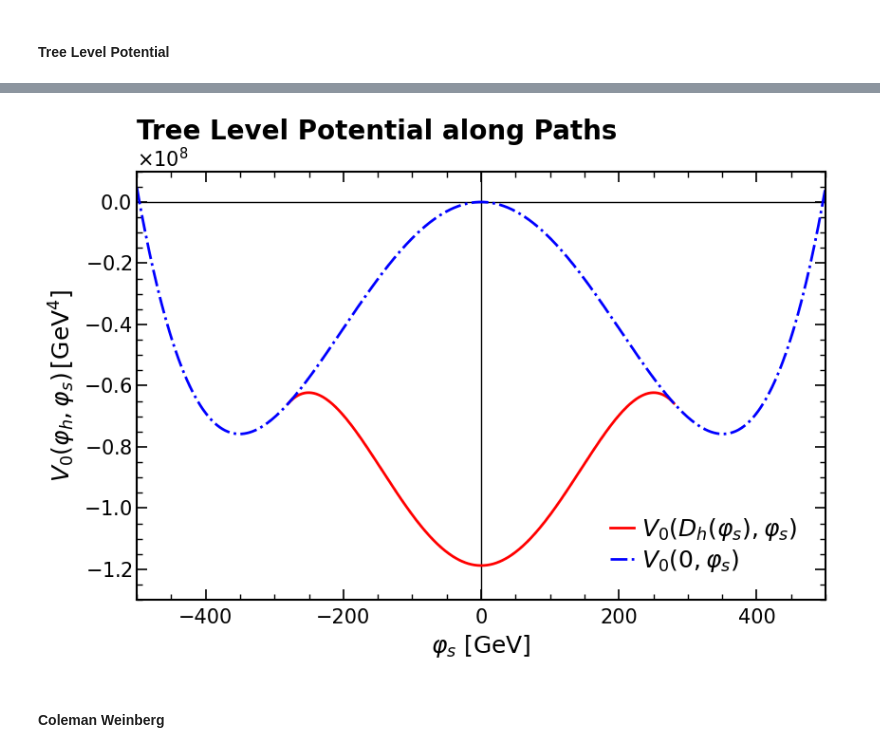
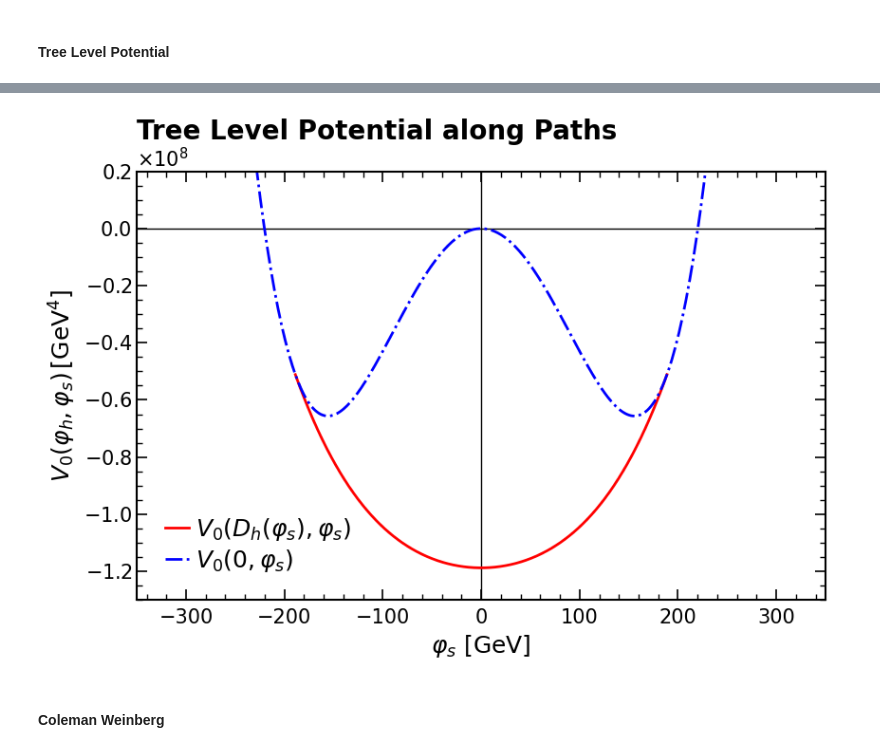
Before and after one commit to Diego-gt-phys/TFM-Repository, a Jupyter notebook: xSM_Tadpole_Analysis.ipynb, the cells around one changed output, grey strips where cells are left out. Cells and saved outputs as stored; diff of their text form; code cells hidden in the pictures.

```diff
--- a/xSM_Tadpole_Analysis.ipynb
+++ b/xSM_Tadpole_Analysis.ipynb
@@ -353,11 +362,11 @@ plt.show()
 ### $\mathbb{Z}_2$ Symmetic Case
 # %%
 m1  = 125.20
-m2  = 60.0
+m2  = 50.0
 th  = 0
 v0  = 246.22
-lHS = 0.2
-lS  = 0.02
+lHS = 0.439397
+lS  = 0.445874
 mu3 = 0
 
 params = physical_to_lagrangian(
@@ -380,7 +389,7 @@ muS2 = params["muS2"]
 mu13 = params["mu13"]
 
 for i in params.keys():
-    print(f"{i} -> {params[i]:.4f}")
+    print(f"{i} -> {params[i]}")
 
 model = xSM(**{k: params[k] for k in ['lH','lHS','muHS','lS','mu3', 'muS2']})
 v = model.v_os
@@ -472,7 +481,7 @@ The EW vaccum is stable
 # %%
 # Set the values of h & s
 hmin, hmax = (-10, 300)
-smin, smax = (-500, 500)
+smin, smax = (-200, 200)
 
 # Create the Paths
 s_path  = np.linspace(smin, smax, 1000)
@@ -491,7 +500,7 @@ s_vals = np.linspace(smin, smax, 200)
 H, S   = np.meshgrid(h_vals, s_vals)
 X_grid = np.column_stack([H.ravel(), S.ravel()])
 V_grid = model.V0(X_grid).reshape(H.shape)
-V_plot = np.clip(V_grid, np.percentile(V_grid, 0), np.percentile(V_grid, 90))
+V_plot = np.clip(V_grid, np.percentile(V_grid, 0), np.percentile(V_grid, 100))
 V_shifted = V_plot - model.V0(np.array([[0.0, 0.0]]))
 
 # Normalize the cmap
@@ -503,8 +512,8 @@ fig, ax = plt.subplots(figsize=(8.5, 6))
 
 cp = ax.contourf(H, S, V_shifted, levels=50, cmap='RdBu_r', norm=norm)
 ax.contour(H, S, V_shifted, levels=50, colors='k', linewidths=0.5, alpha=1)
-ax.plot(root_hp[0], validX[0], 'w*', markersize=15, zorder=5, markeredgecolor='k', markeredgewidth=0.5,
-        label=rf'$({root_hp[0]:.0f},\,{validX[0]:.0f})$ GeV')
+ax.plot(root_hp[-1], validX[-1], 'w*', markersize=15, zorder=5, markeredgecolor='k', markeredgewidth=0.5,
+        label=rf'$({root_hp[-1]:.0f},\,{validX[-1]:.0f})$ GeV')
 ax.plot(0, minima_roots[0], 'b*', markersize=15, zorder=5, markeredgecolor='k', markeredgewidth=0.5,
         label=rf'$({0},\,{minima_roots[0]:.0f})$ GeV')
 ax.plot(0, minima_roots[1], 'r*', markersize=15, zorder=5, markeredgecolor='k', markeredgewidth=0.5,
@@ -539,7 +548,7 @@ for spine in cbar.ax.spines.values():
 cbar.ax.tick_params(axis='both', which='major', direction='in',
                length=8, width=1.2, labelsize=15)
 
-ax.legend(fontsize=18, frameon=True, fancybox=False, loc = "lower right", bbox_to_anchor=(0.99, 0.01),ncol = 1, edgecolor="black", framealpha=0.9, labelspacing=0.2, handletextpad=0.3, handlelength=1, columnspacing=1)
+ax.legend(fontsize=18, frameon=True, fancybox=False, loc = "center left", bbox_to_anchor=(0.05, 0.5),ncol = 1, edgecolor="black", framealpha=0.9, labelspacing=0.2, handletextpad=0.3, handlelength=1, columnspacing=1)
 
 plt.title(r"Tree Level at T=0", loc='left', fontsize=20, fontweight='bold')
 plt.tight_layout()
@@ -552,7 +561,7 @@ plt.show()
 sp = (-muHS+(2*lHS*muH2+muHS**2)**0.5)/(lHS)
 sm = (-muHS-(2*lHS*muH2+muHS**2)**0.5)/(lHS)
 SPath = np.linspace(sm,sp,500)
-SPath0 = np.linspace(smin,smax,500)
+SPath0 = np.linspace(smin-100,smax+100,500)
 
 Vs0 = mu13*SPath0-0.5*muS2*SPath0**2-mu3/3*SPath0**3+lS/4*SPath0**4
 
@@ -566,37 +575,37 @@ Vs = (-(muH2**2)/(4*lH)
 fig, ax = plt.subplots(figsize=(8.5, 6))
 ax.axhline(0, color='k', lw=1, ls='-')
 ax.axvline(0, color='k', lw=1, ls='-')
 
 ax.plot(SPath, Vs, label=r'$V_{0}\left(D_h(\varphi_s),\varphi_s\right)$', color='r', lw=2, ls='-')
 ax.plot(SPath0, Vs0, label=r'$V_{0}\left(0,\varphi_s\right)$', color='b', lw=2, ls='-.')
 
-ax.set_xlim(-500, 500)
-ax.set_ylim(-1.3e8, 0.1e8)
+ax.set_xlim(-350, 350)
+ax.set_ylim(-1.3e8, 0.2e8)
 
 ax.set_xlabel(r'$\varphi_s$ $\left[\mathrm{GeV}\right]$', fontsize=18)
 ax.set_ylabel(r'$V_{0}(\varphi_h,\varphi_s) \, [\mathrm{GeV^4}]$', fontsize=18)
 ax.yaxis.set_major_formatter(ScalarFormatter(useMathText=True))
 ax.ticklabel_format(style='sci', axis='y', scilimits=(-2, 2))
 ax.yaxis.get_offset_text().set_fontsize(15)
 ax.spines['top'].set_linewidth(1.5)
 ax.spines['right'].set_linewidth(1.5)
 ax.spines['bottom'].set_linewidth(1.5)
 ax.spines['left'].set_linewidth(1.5)
 
 ax.tick_params(axis='both', which='major', direction='in', length=8, width=1.2, labelsize=15, top=True, right=True)
 ax.tick_params(axis='both', which='minor', direction='in', length=4, width=1, labelsize=15, top=True, right=True)
 ax.minorticks_on()
 ax.tick_params(axis='x', which='major', pad=6.7)
 
-plt.legend(fontsize=18, frameon=True, fancybox=False, loc = "lower right", bbox_to_anchor=(0.99, 0.01),
+plt.legend(fontsize=18, frameon=True, fancybox=False, loc = "lower left", bbox_to_anchor=(0.01, 0.01),
                ncol = 1, edgecolor="black", framealpha=0, labelspacing=0.2, handletextpad=0.3, handlelength=1, columnspacing=1)
 
 plt.title(r"Tree Level Potential along Paths", loc='left', fontsize=20, fontweight='bold')
 plt.tight_layout()
 plt.savefig("Figures/Z2_TL_Path.pdf", format="pdf", bbox_inches="tight")
 plt.show()
 # %% [output]
-[figure, old version]
+[figure, new version]
 # %% [markdown]
 #### Coleman Weinberg
 # %%
```
Also changed, not shown: parts of 31 cells of this notebook.
